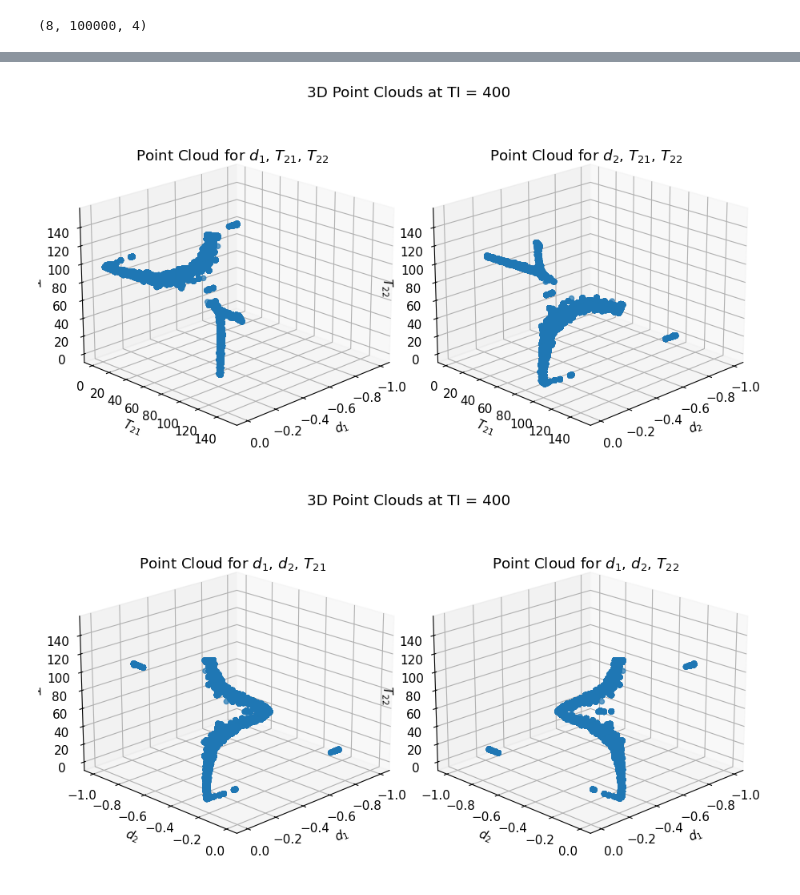
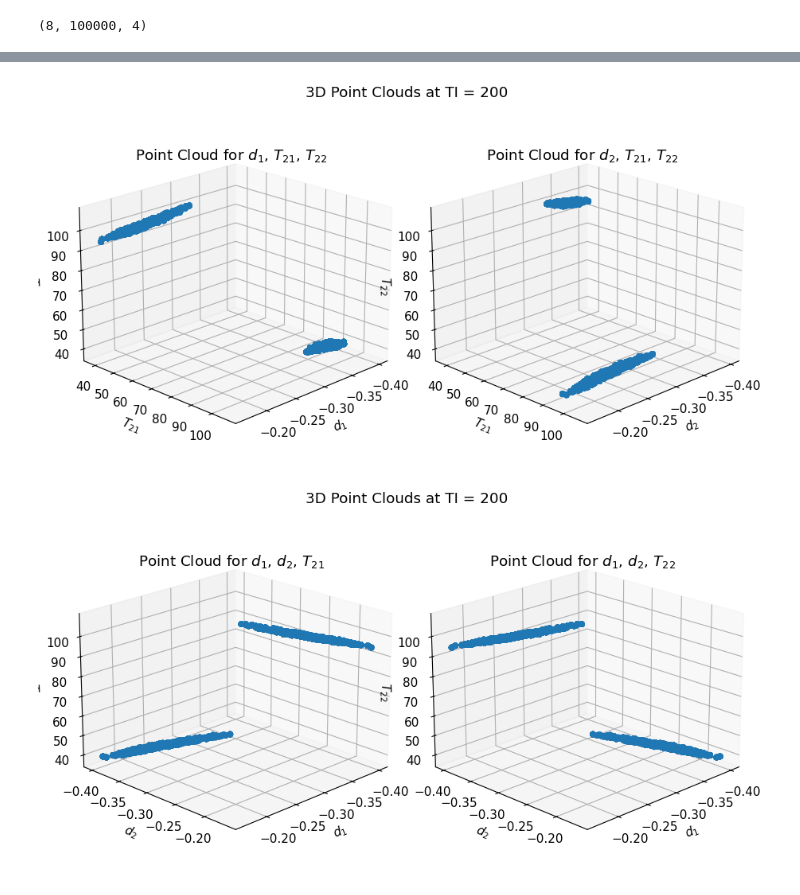
Before and after one commit to Griffin997/Stabilization, a Jupyter notebook: InversionExp_Characteristics/visualize_TDA_freq_DATA.ipynb, the cells around one changed output, grey strips where cells are left out. Saved outputs shown, nothing was run; the diff lists cells and outputs as text; code cells hidden in the pictures.

```diff
--- a/InversionExp_Characteristics/visualize_TDA_freq_DATA.ipynb
+++ b/InversionExp_Characteristics/visualize_TDA_freq_DATA.ipynb
@@ -170,40 +170,40 @@ for iTI in range(len(TI_DATA)):
 # %%
 fig = plt.figure(figsize=(9,5), tight_layout=True)
 
-iTI = 2
+iTI = 0
 TI_oi = TI_DATA[iTI]
 
 ax = fig.add_gridspec(1,2)
 
 ax1 = fig.add_subplot(ax[0], projection = '3d')
 
 ax1.scatter(param_estimates[iTI,:,0], param_estimates[iTI,:,2], param_estimates[iTI,:,3], alpha = 0.7, cmap = 'turbo')
 ax1.set_xlabel(ParamTitle_4p[0])
 ax1.set_ylabel(ParamTitle_4p[2])
 ax1.set_zlabel(ParamTitle_4p[3])
 ax1.set_title(f'Point Cloud for {ParamTitle_4p[0]}, {ParamTitle_4p[2]}, {ParamTitle_4p[3]}', y=1.0, pad=-10)
 ax1.view_init(20,45)
 ax1.dist = 12
 
 ax1 = fig.add_subplot(ax[1], projection = '3d')
 
 ax1.scatter(param_estimates[iTI,:,1], param_estimates[iTI,:,2], param_estimates[iTI,:,3], alpha = 0.7, cmap = 'turbo')
 ax1.set_xlabel(ParamTitle_4p[1])
 ax1.set_ylabel(ParamTitle_4p[2])
 ax1.set_zlabel(ParamTitle_4p[3])
 ax1.set_title(f'Point Cloud for {ParamTitle_4p[1]}, {ParamTitle_4p[2]}, {ParamTitle_4p[3]}', y=1.0, pad=-10)
 ax1.view_init(20,45)
 ax1.dist = 12
 
 fig.suptitle(f"3D Point Clouds at TI = {TI_oi}")
 
 plt.show()
 # %% [output]
-[figure, old version]
+[figure, new version]
 # %%
 fig = plt.figure(figsize=(9,5), tight_layout=True)
 
-iTI = 2
+iTI = 0
 TI_oi = TI_DATA[iTI]
 
 ax = fig.add_gridspec(1,2)
@@ -232,4 +232,4 @@ fig.suptitle(f"3D Point Clouds at TI = {TI_oi}")
 
 plt.show()
 # %% [output]
-[figure, old version]
+[figure, new version]
```
Also changed, not shown: parts of 3 cells of this notebook, 1 other file.
